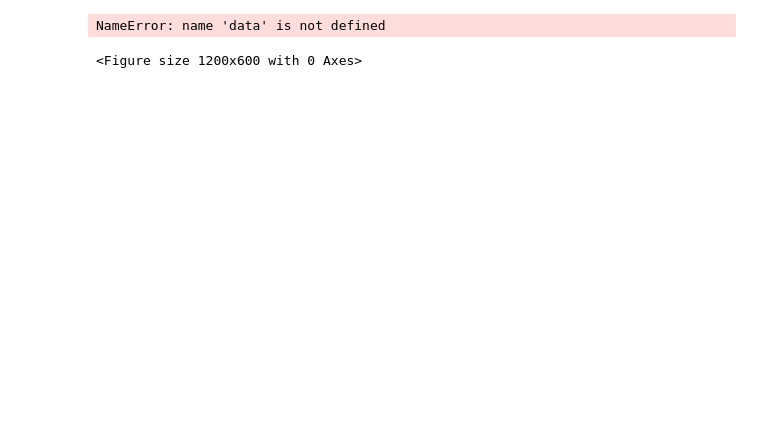
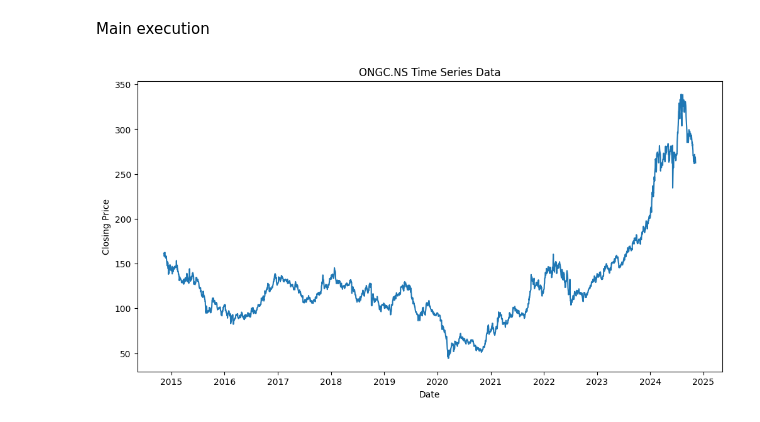
Before and after one commit to sahithi-sss/Time-Series-Forecasting, a Jupyter notebook: ARIMA.ipynb, the cells around one changed output. Drawn from its saved outputs; the diff is of its cells as text; code cells hidden in the pictures; blank space fills up the shorter version.

Commit message:
modified data_collection

```diff
--- a/ARIMA.ipynb
+++ b/ARIMA.ipynb
@@ -5,4 +10,0 @@ from statsmodels.tsa.arima.model import ARIMA
-# %%
-# Load the data
-data = pd.read_csv('your_data.csv', parse_dates=['Date'], index_col='Date')
-data = data['Close']
@@ -11,10 +13,18 @@ FileNotFoundError: [Errno 2] No such file or directory: 'your_data.csv'
+# %%
+def load_stock_data(symbol):
+    file_path = f'data/{symbol}_stockdata.xlsx'
+    if os.path.exists(file_path):
+        # Load the data
+        df = pd.read_excel(file_path, engine='openpyxl', index_col='Date', parse_dates=True)
+        return df['Close']
+    else:
+        print(f"File for {symbol} not found in the 'data' folder. Search for NIFTY50 symbols.")
+        return None
 # %%
-plt.figure(figsize=(12, 6))
-plt.plot(data)
-plt.title('Time Series Data')
-plt.xlabel('Date')
-plt.ylabel('Closing Price')
-plt.show()
+def visualize_data(data, title='Time Series Data'):
+    plt.figure(figsize=(12, 6))
+    plt.plot(data)
+    plt.title(title)
+    plt.xlabel('Date')
+    plt.ylabel('Closing Price')
+    plt.show()
-# %% [output]
-NameError: name 'data' is not defined
-<Figure size 1200x600 with 0 Axes>
@@ -20,0 +107,9 @@ NameError: name 'data' is not defined
+# %% [markdown]
+Main execution
+# %%
+symbol_input = input("Enter the ticker symbol of the company (e.g., 'ASIANPAINT.NS'): ").upper()
+symbol = symbol_input + ".NS"
+data = load_stock_data(symbol)
+visualize_data(data, title=f'{symbol} Time Series Data')
+# %% [output]
+[figure, added]
```
Also changed, not shown: parts of 15 cells of this notebook, 1 other file.
